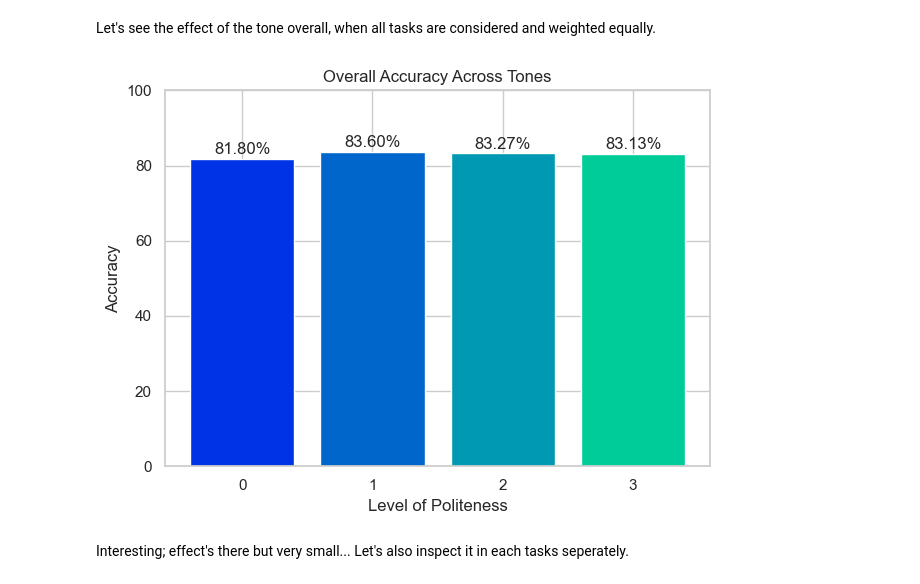
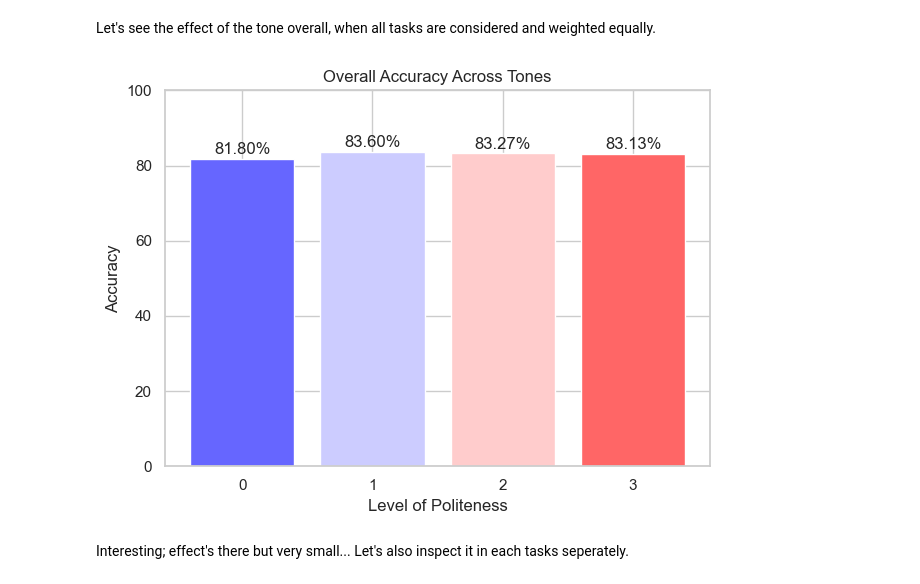
Before and after one commit to DanD2021/NLP-PROJECT, a Jupyter notebook: results_processing.ipynb, the cells around one changed output. Saved outputs shown, nothing was run; the diff lists cells and outputs as text; code cells hidden in the pictures.

Commit message:
change color of a figure: overall acc per tone

```diff
--- a/results_processing.ipynb
+++ b/results_processing.ipynb
@@ -84,24 +84,24 @@ Let's see the effect of the tone overall, when all tasks are considered and weig
 # %%
 accuracies = df.groupby('politeness level')['compare_answers'].mean() * 100
 
 sns.set(style="whitegrid")
-colors = sns.color_palette('winter', len(accuracies))
+colors = sns.color_palette('bwr', len(accuracies))
 
 plt.bar(accuracies.index, accuracies.values, color=colors)
 plt.title('Overall Accuracy Across Tones')
 plt.ylabel('Accuracy')
 plt.xlabel('Level of Politeness')
 plt.xticks([0, 1, 2, 3])
 plt.ylim(0, 100)
 plt.tight_layout()
 
 for i, value in enumerate(accuracies.values):
     plt.text(i, value + 0.4, f'{value:.2f}%', ha='center', va='bottom', fontsize=12)
 
 plt.savefig('accuracy_across_tone_overall.pdf')
 plt.show()
 # %% [output]
-[figure, old version]
+[figure, new version]
 # %% [markdown]
 Interesting; effect's there but very small... Let's also inspect it in each tasks seperately.
 # %%
```
Also changed, not shown: 5 other files.
